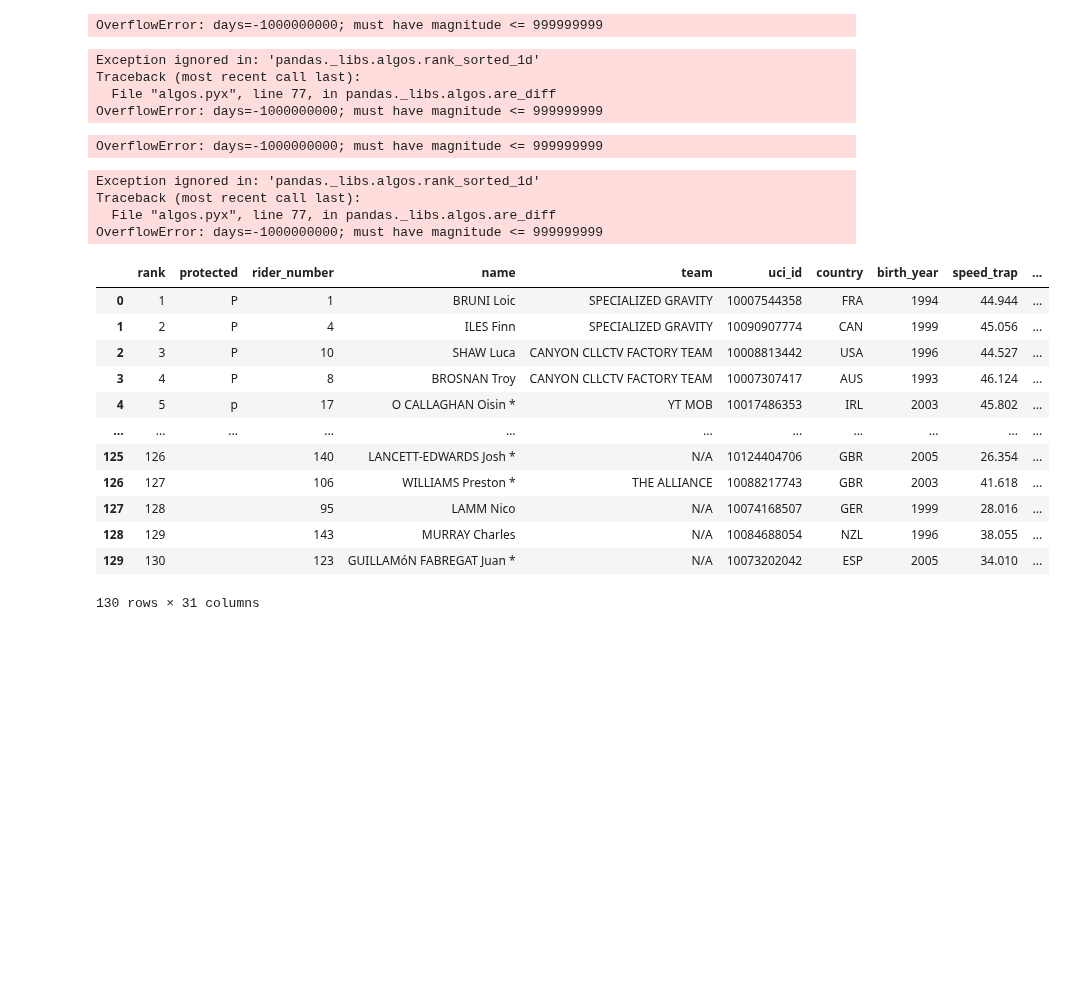
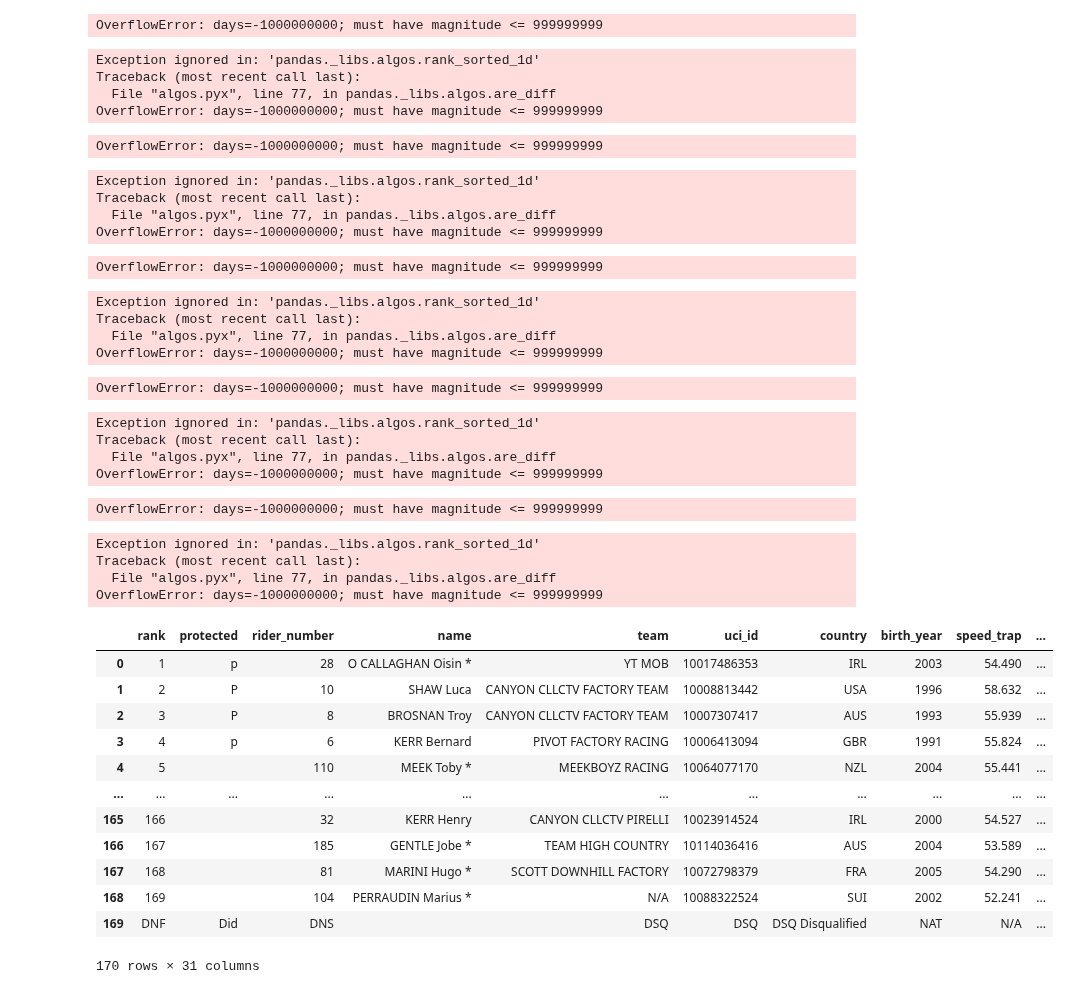
Before and after one commit to eervin123/dh-worldcup-split-analysis, a Jupyter notebook: split_pdf_extraction.ipynb, the cells around one changed output. Saved outputs shown, nothing was run; the diff lists cells and outputs as text; code cells hidden in the pictures; blank space fills up the shorter version.

```diff
--- a/split_pdf_extraction.ipynb
+++ b/split_pdf_extraction.ipynb
@@ -9,7 +9,9 @@ logging.basicConfig(level=logging.DEBUG)
 # filename = 'data/fwil_dhi_me_results_semi.pdf'
 # filename = 'data/fwil_dhi_me_results_qr.pdf'
 # filename = 'data/fwil_dhi_me_results_f.pdf'
-filename = 'data/fwil_dhi_me_results_tt.pdf'
+# filename = 'data/fwil_dhi_me_results_tt.pdf'
+# filename = 'data/leog_dhi_me_results_qr.pdf'
+filename = 'data/leog_dhi_me_results_semi.pdf'
 # %%
 doc = fitz.open(filename)
 page = doc[0]
@@ -194,7 +191,7 @@ from typing import List, Dict, Union
 import pandas as pd
 from datetime import datetime, timedelta
 
-filename = 'data/fwil_dhi_me_results_qr.pdf'
+filename = 'data/leog_dhi_me_results_qr.pdf'
 table_start_line = 24
 
 def extract_time_and_rank(data_string: str) -> (str, str):
@@ -307,42 +304,57 @@ for i in range(4):
 # Handle the final sector (sector_5)
 df[f'sector_5'] = df.apply(lambda row:
     str(datetime.strptime(row["final_time"], "%M:%S.%f") - datetime.strptime(row["split_4"], "%M:%S.%f"))[2:]
     if row["final_time"] not in ["DNF", "DNS", "N/A", "-"] and row["split_4"] not in ["DNF", "DNS", "N/A", "-"]
     else "N/A", axis=1)
 
 df[f'sector_5_rank'] = df[f'sector_5'].apply(
     lambda x: timedelta(minutes=int(x.split(":")[0]), seconds=float(x.split(":")[1]))
     if x not in ["N/A", "-"]
     else timedelta.max
 ).rank(method="min").astype(int)
 
 df.drop(columns=['split_times', 'split_time_ranks', 'sector_times'], inplace=True)
 
 # Display and Save
 display(df)
 file_prefix = filename.split('/')[-1].split('.')[0]
 df.to_csv(f'data/{file_prefix}.csv", index=False')
 # %% [output]
 OverflowError: days=-1000000000; must have magnitude <= 999999999
 Exception ignored in: 'pandas._libs.algos.rank_sorted_1d'
 Traceback (most recent call last):
   File "algos.pyx", line 77, in pandas._libs.algos.are_diff
 OverflowError: days=-1000000000; must have magnitude <= 999999999
 OverflowError: days=-1000000000; must have magnitude <= 999999999
 Exception ignored in: 'pandas._libs.algos.rank_sorted_1d'
 Traceback (most recent call last):
   File "algos.pyx", line 77, in pandas._libs.algos.are_diff
 OverflowError: days=-1000000000; must have magnitude <= 999999999
+OverflowError: days=-1000000000; must have magnitude <= 999999999
+Exception ignored in: 'pandas._libs.algos.rank_sorted_1d'
+Traceback (most recent call last):
+  File "algos.pyx", line 77, in pandas._libs.algos.are_diff
+OverflowError: days=-1000000000; must have magnitude <= 999999999
+OverflowError: days=-1000000000; must have magnitude <= 999999999
+Exception ignored in: 'pandas._libs.algos.rank_sorted_1d'
+Traceback (most recent call last):
+  File "algos.pyx", line 77, in pandas._libs.algos.are_diff
+OverflowError: days=-1000000000; must have magnitude <= 999999999
+OverflowError: days=-1000000000; must have magnitude <= 999999999
+Exception ignored in: 'pandas._libs.algos.rank_sorted_1d'
+Traceback (most recent call last):
+  File "algos.pyx", line 77, in pandas._libs.algos.are_diff
+OverflowError: days=-1000000000; must have magnitude <= 999999999
 |  | rank | protected | rider_number | name | team | uci_id | country | birth_year | speed_trap | ... |
-| 0 | 1 | P | 1 | BRUNI Loic | SPECIALIZED GRAVITY | 10007544358 | FRA | 1994 | 44.944 | ... |
-| 1 | 2 | P | 4 | ILES Finn | SPECIALIZED GRAVITY | 10090907774 | CAN | 1999 | 45.056 | ... |
-| 2 | 3 | P | 10 | SHAW Luca | CANYON CLLCTV FACTORY TEAM | 10008813442 | USA | 1996 | 44.527 | ... |
-| 3 | 4 | P | 8 | BROSNAN Troy | CANYON CLLCTV FACTORY TEAM | 10007307417 | AUS | 1993 | 46.124 | ... |
-| 4 | 5 | p | 17 | O CALLAGHAN Oisin * | YT MOB | 10017486353 | IRL | 2003 | 45.802 | ... |
+| 0 | 1 | p | 28 | O CALLAGHAN Oisin * | YT MOB | 10017486353 | IRL | 2003 | 54.490 | ... |
+| 1 | 2 | P | 10 | SHAW Luca | CANYON CLLCTV FACTORY TEAM | 10008813442 | USA | 1996 | 58.632 | ... |
+| 2 | 3 | P | 8 | BROSNAN Troy | CANYON CLLCTV FACTORY TEAM | 10007307417 | AUS | 1993 | 55.939 | ... |
+| 3 | 4 | p | 6 | KERR Bernard | PIVOT FACTORY RACING | 10006413094 | GBR | 1991 | 55.824 | ... |
+| 4 | 5 |  | 110 | MEEK Toby * | MEEKBOYZ RACING | 10064077170 | NZL | 2004 | 55.441 | ... |
 | ... | ... | ... | ... | ... | ... | ... | ... | ... | ... | ... |
-| 125 | 126 |  | 140 | LANCETT-EDWARDS Josh * | N/A | 10124404706 | GBR | 2005 | 26.354 | ... |
-| 126 | 127 |  | 106 | WILLIAMS Preston * | THE ALLIANCE | 10088217743 | GBR | 2003 | 41.618 | ... |
-| 127 | 128 |  | 95 | LAMM Nico | N/A | 10074168507 | GER | 1999 | 28.016 | ... |
-| 128 | 129 |  | 143 | MURRAY Charles | N/A | 10084688054 | NZL | 1996 | 38.055 | ... |
-| 129 | 130 |  | 123 | GUILLAMóN FABREGAT Juan * | N/A | 10073202042 | ESP | 2005 | 34.010 | ... |
+| 165 | 166 |  | 32 | KERR Henry | CANYON CLLCTV PIRELLI | 10023914524 | IRL | 2000 | 54.527 | ... |
+| 166 | 167 |  | 185 | GENTLE Jobe * | TEAM HIGH COUNTRY | 10114036416 | AUS | 2004 | 53.589 | ... |
+| 167 | 168 |  | 81 | MARINI Hugo * | SCOTT DOWNHILL FACTORY | 10072798379 | FRA | 2005 | 54.290 | ... |
+| 168 | 169 |  | 104 | PERRAUDIN Marius * | N/A | 10088322524 | SUI | 2002 | 52.241 | ... |
+| 169 | DNF | Did | DNS |  | DSQ | DSQ | DSQ Disqualified | NAT | N/A | ... |
-130 rows × 31 columns
+170 rows × 31 columns
```
Also changed, not shown: parts of 2 cells of this notebook, 7 other files.
